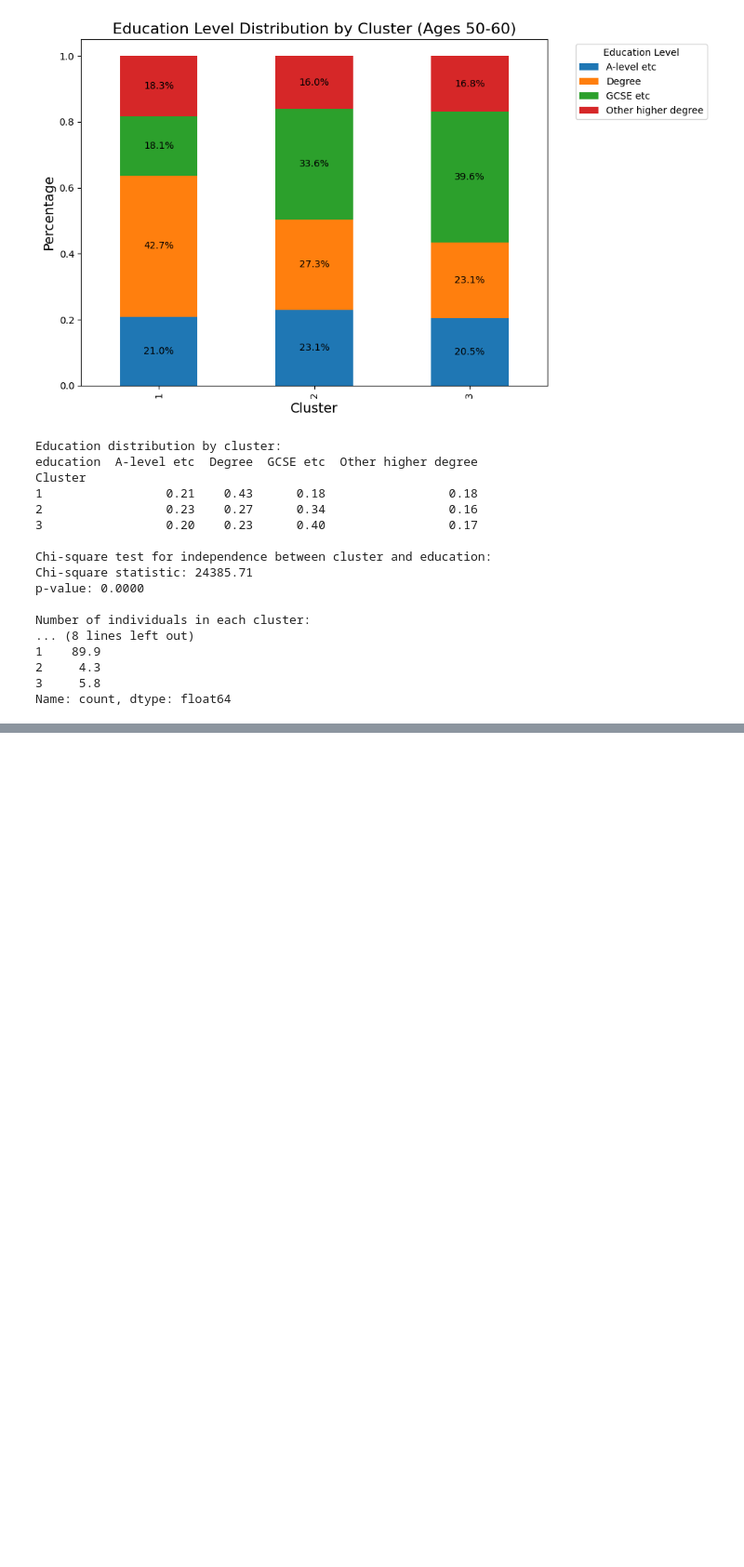
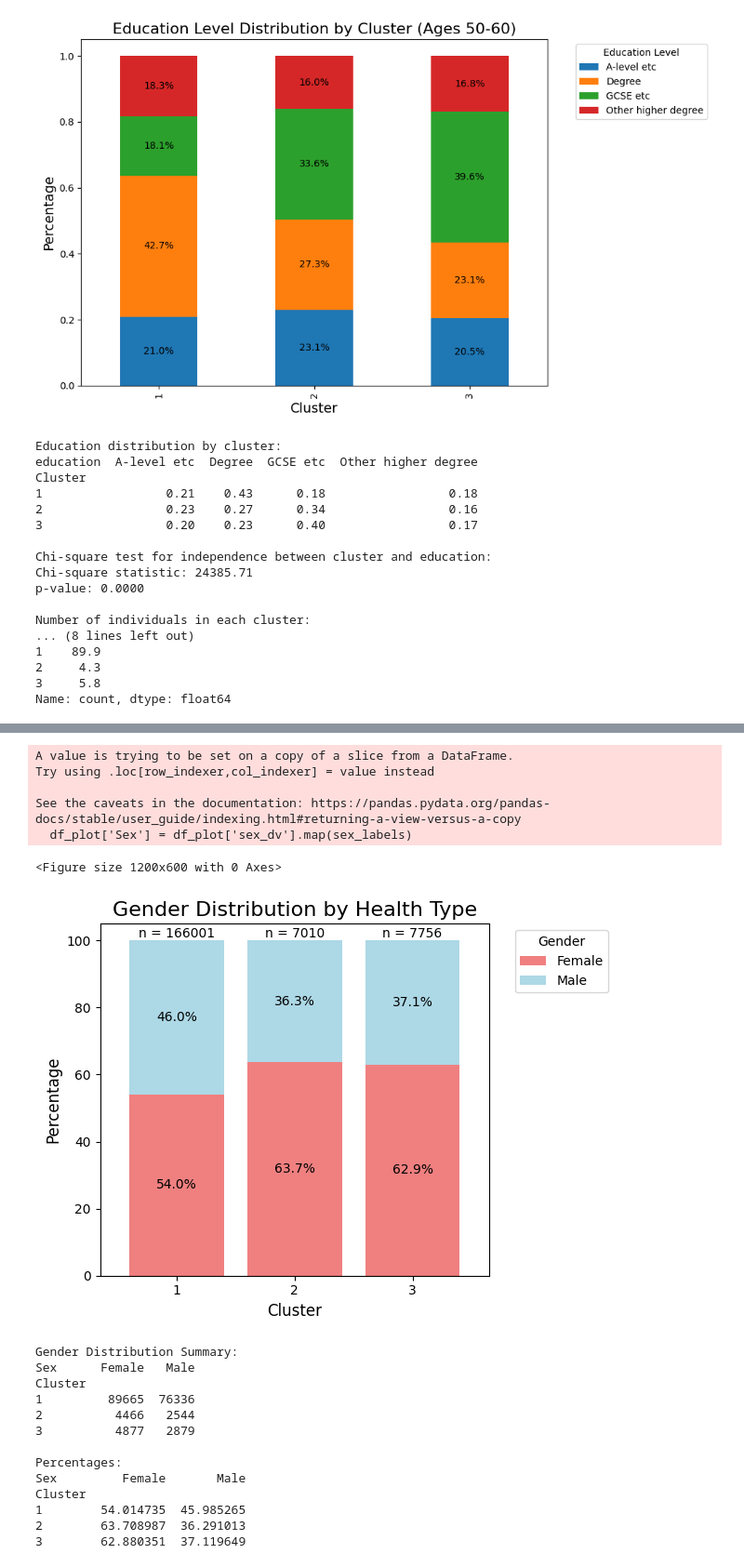
Before and after one commit to GJQu/EssexDissertation, a Jupyter notebook: k_means.ipynb, the cells around one changed output, grey strips where cells are left out. Shown at 93% size. Drawn from its saved outputs; the diff is of its cells as text; code cells hidden in the pictures; blank space fills up the shorter version.

```diff
--- a/k_means.ipynb
+++ b/k_means.ipynb
@@ -943,0 +1025,72 @@ Name: count, dtype: float64
+# %%
+# Filter the dataframe for the clusters of interest and valid sex values
+df_plot = df_clustering[(df_clustering['Cluster'].isin([1, 2, 3])) &
+                        (df_clustering['sex_dv'].isin([1.0, 2.0]))]
+
+# Create a mapping for sex labels
+sex_labels = {1.0: 'Male', 2.0: 'Female'}
+df_plot['Sex'] = df_plot['sex_dv'].map(sex_labels)
+
+# Calculate the counts and percentages
+gender_counts = df_plot.groupby(['Cluster', 'Sex']).size().unstack(fill_value=0)
+gender_percentages = gender_counts.div(gender_counts.sum(axis=1), axis=0) * 100
+
+# Set up the plot
+plt.figure(figsize=(12, 6))
+
+# Define colors for Male and Female
+colors = {'Male': 'lightblue', 'Female': 'lightcoral'}
+
+# Get the column order of gender_percentages
+column_order = gender_percentages.columns
+
+# Create a list of colors that matches the column order
+color_list = [colors[gender] for gender in column_order]
+
+# Plot with custom colors
+ax = gender_percentages.plot(kind='bar', stacked=True, width=0.8, color=color_list)
+
+# Customize the plot
+plt.title('Gender Distribution by Health Type', fontsize=16)
+plt.xlabel('Cluster', fontsize=12)
+plt.ylabel('Percentage', fontsize=12)
+plt.xticks(rotation=0)
+plt.legend(title='Gender', bbox_to_anchor=(1.05, 1), loc='upper left')
+
+# Add percentage labels on the bars
+for c in ax.containers:
+    ax.bar_label(c, fmt='%.1f%%', label_type='center')
+
+# Add total count labels above each bar
+for i, total in enumerate(gender_counts.sum(axis=1)):
+    ax.text(i, 100, f'n = {total}', ha='center', va='bottom')
+
+plt.tight_layout()
+plt.show()
+
+# Print summary statistics
+print("\nGender Distribution Summary:")
+print(gender_counts)
+print("\nPercentages:")
+print(gender_percentages)
+# %% [output]
+A value is trying to be set on a copy of a slice from a DataFrame.
+Try using .loc[row_indexer,col_indexer] = value instead
+
+See the caveats in the documentation: https://pandas.pydata.org/pandas-docs/stable/user_guide/indexing.html#returning-a-view-versus-a-copy
+  df_plot['Sex'] = df_plot['sex_dv'].map(sex_labels)
+<Figure size 1200x600 with 0 Axes>
+[figure, added]
+Gender Distribution Summary:
+Sex      Female   Male
+Cluster
+1         89665  76336
+2          4466   2544
+3          4877   2879
+
+Percentages:
+Sex         Female       Male
+Cluster
+1        54.014735  45.985265
+2        63.708987  36.291013
+3        62.880351  37.119649
```
Also changed, not shown: parts of 4 cells of this notebook.
